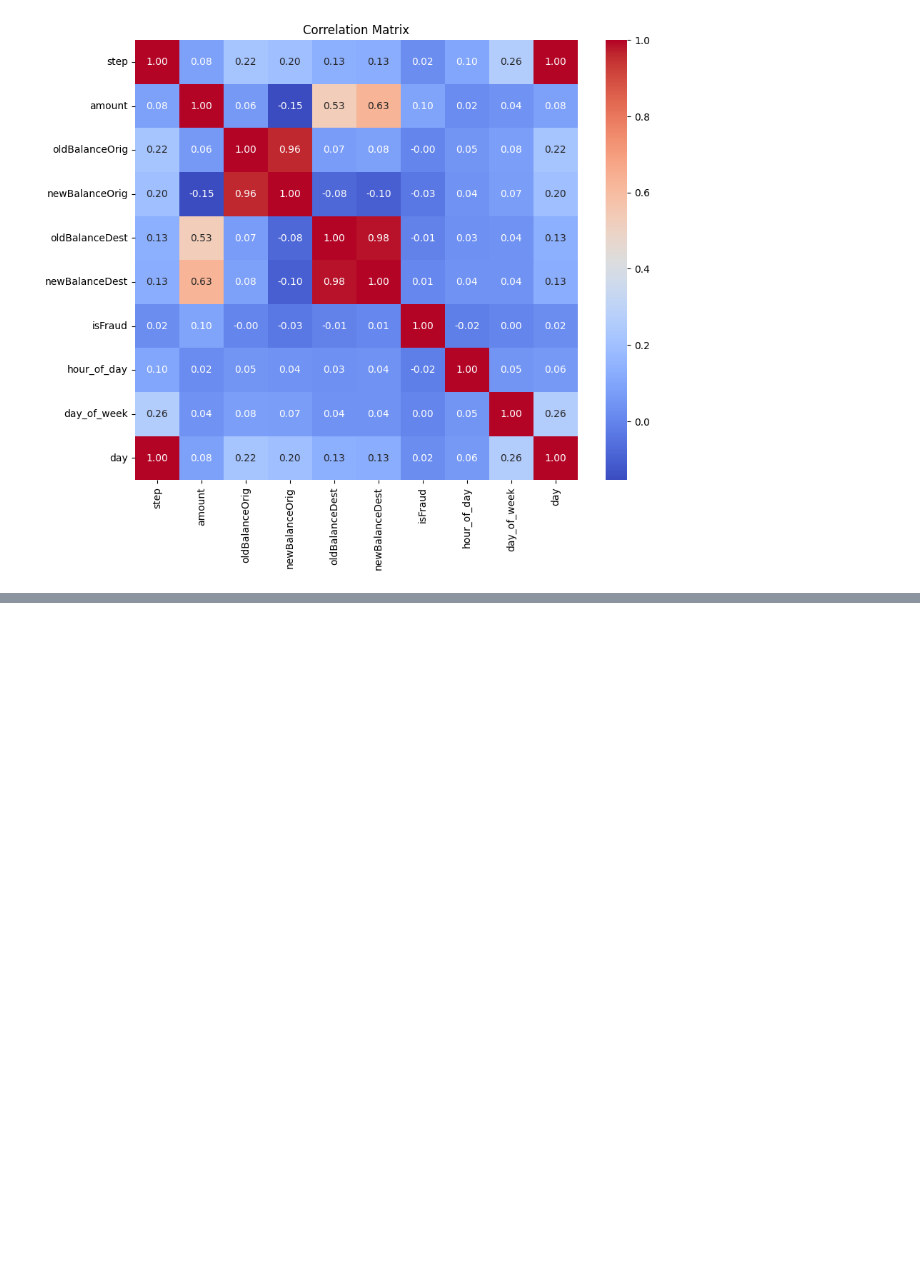
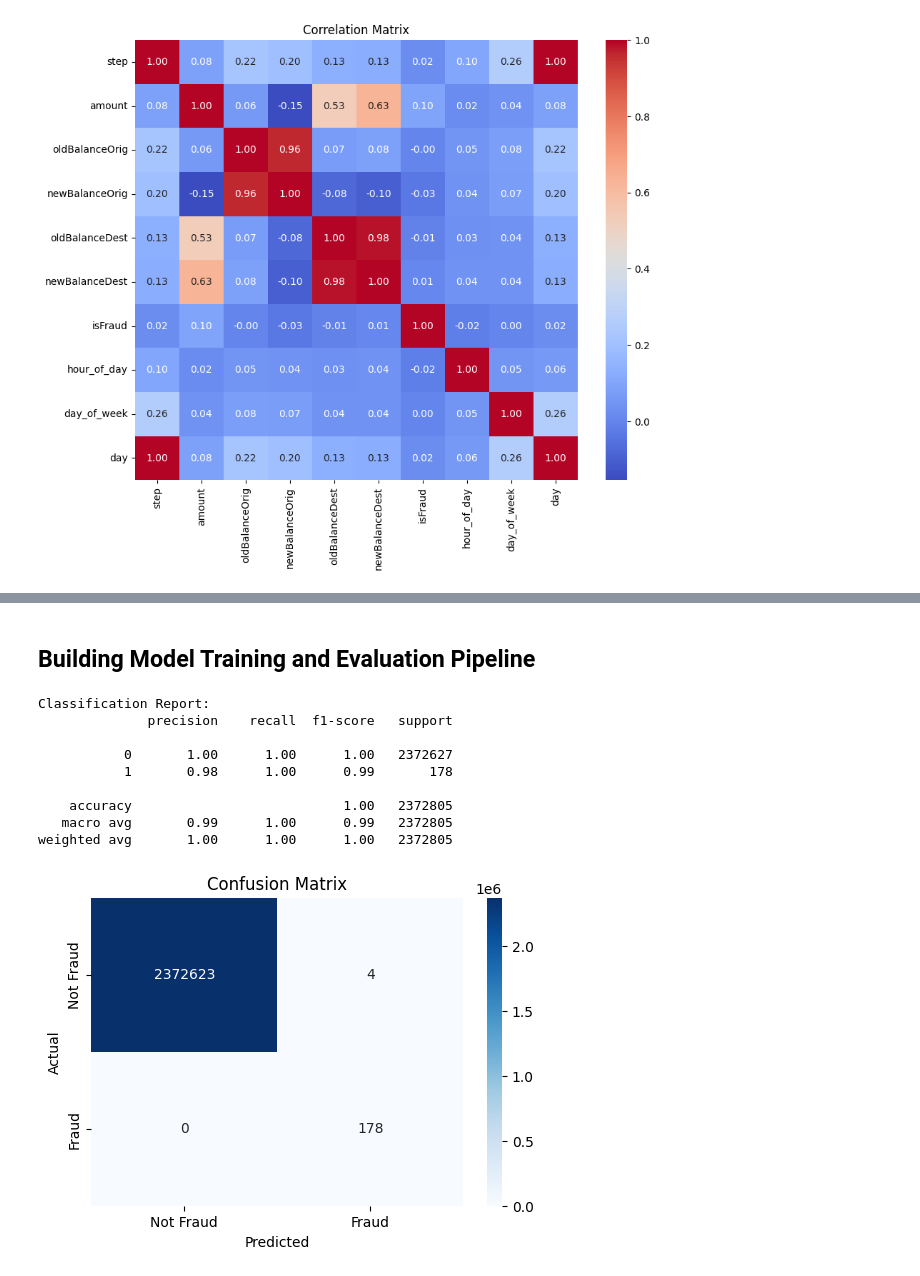
Before and after one commit to bartublack/PaySim-Fraud-Detection-XGBoost, a Jupyter notebook: PaySim_Fraud_Detection_XGBoost.ipynb, the cells around one changed output, grey strips where cells are left out. Cells and saved outputs as stored; diff of their text form; code cells hidden in the pictures; blank space fills up the shorter version.

```diff
--- a/PaySim_Fraud_Detection_XGBoost.ipynb
+++ b/PaySim_Fraud_Detection_XGBoost.ipynb
@@ -582,3 +613,5 @@ plt.show()
+# %% [markdown]
+## Building Model Training and Evaluation Pipeline
 # %%
 # 20. Preparing Data for Prediction and Defining Prediction Functions
 
@@ -642,41 +675,43 @@ def prepare_data_for_prediction(data):
     data.replace([np.inf, -np.inf], -1, inplace=True)
 
     # Dropping columns not needed for prediction
-    cols_to_drop = ['isFraud', 'Id', 'nameOrig', 'nameDest', 'amount_bin', 'prev_step']
+    cols_to_drop = ['Id', 'nameOrig', 'nameDest', 'amount_bin', 'prev_step']
     for c in cols_to_drop:
         if c in data.columns:
             data.drop(columns=[c], axis=1, inplace=True, errors='ignore')
 
     # Returning the processed DataFrame
-    return data
+    X=data.drop(['isFraud'], axis=1, errors='ignore')
+    y=data['isFraud'].values
+    return X,y
 
-def get_predictions(new_data, model):
+def get_predictions(X, model, process_data=False):
     """
     Generates predictions for new incoming data using the trained model.
     """
-    # Preparing data
-    X_new = prepare_data_for_prediction(new_data.copy())
+    if process_data:
+        # Preparing data
+        X,y = prepare_data_for_prediction(X)
+
     # Getting predictions
-    preds = model.predict(X_new)
+    training_cols=model.get_booster().feature_names
+    X=X[training_cols]
+    preds = model.predict(X)
     return preds
-
-# Example usage:
-# preds = get_predictions(incoming_data, best_model)
-# print(preds)
 # %%
 # 21. Model Evaluation and Training Functions
 
-def evaluate_model(new_data, model):
+def evaluate_model(new_data,target_data, model,process_data=False):
     """
     Evaluates the model's performance on new data.
     Prints classification metrics and displays a confusion matrix.
     """
     # Extracting features and target
     X = new_data.drop(['isFraud'], axis=1, errors='ignore')
-    y = new_data['isFraud'].values
+    y = target_data
 
     # Predicting using the trained model
-    y_pred = get_predictions(new_data, model)
+    y_pred = get_predictions(new_data, model,process_data=process_data)
 
     # Printing classification report
     print("Classification Report:")
@@ -696,15 +731,32 @@ def evaluate_model(new_data, model):
     plt.show()
 
 
-def train_model(new_data, model):
+def train_model(new_data,target_data, model):
     """
     Trains the model on new data.
     """
     # Extracting features and target
     X = new_data.drop(['isFraud'], axis=1, errors='ignore')
-    y = new_data['isFraud'].values
+    y = target_data
 
     # Training the model on new data
     model.fit(X, y, xgb_model=model.get_booster())
 
     return model
+# %%
+# 22. Example usage of the model pipeline
+data_processed,y=prepare_data_for_prediction(raw_data)
+data_processed.to_csv('data_processed.csv', index=False)
+
+evaluate_model(data_processed,y, best_model)
+# %% [output]
+Classification Report:
+              precision    recall  f1-score   support
+
+           0       1.00      1.00      1.00   2372627
+           1       0.98      1.00      0.99       178
+
+    accuracy                           1.00   2372805
+   macro avg       0.99      1.00      0.99   2372805
+weighted avg       1.00      1.00      1.00   2372805
+[figure, added]
```
Also changed, not shown: parts of 15 cells of this notebook, 3 other files.
